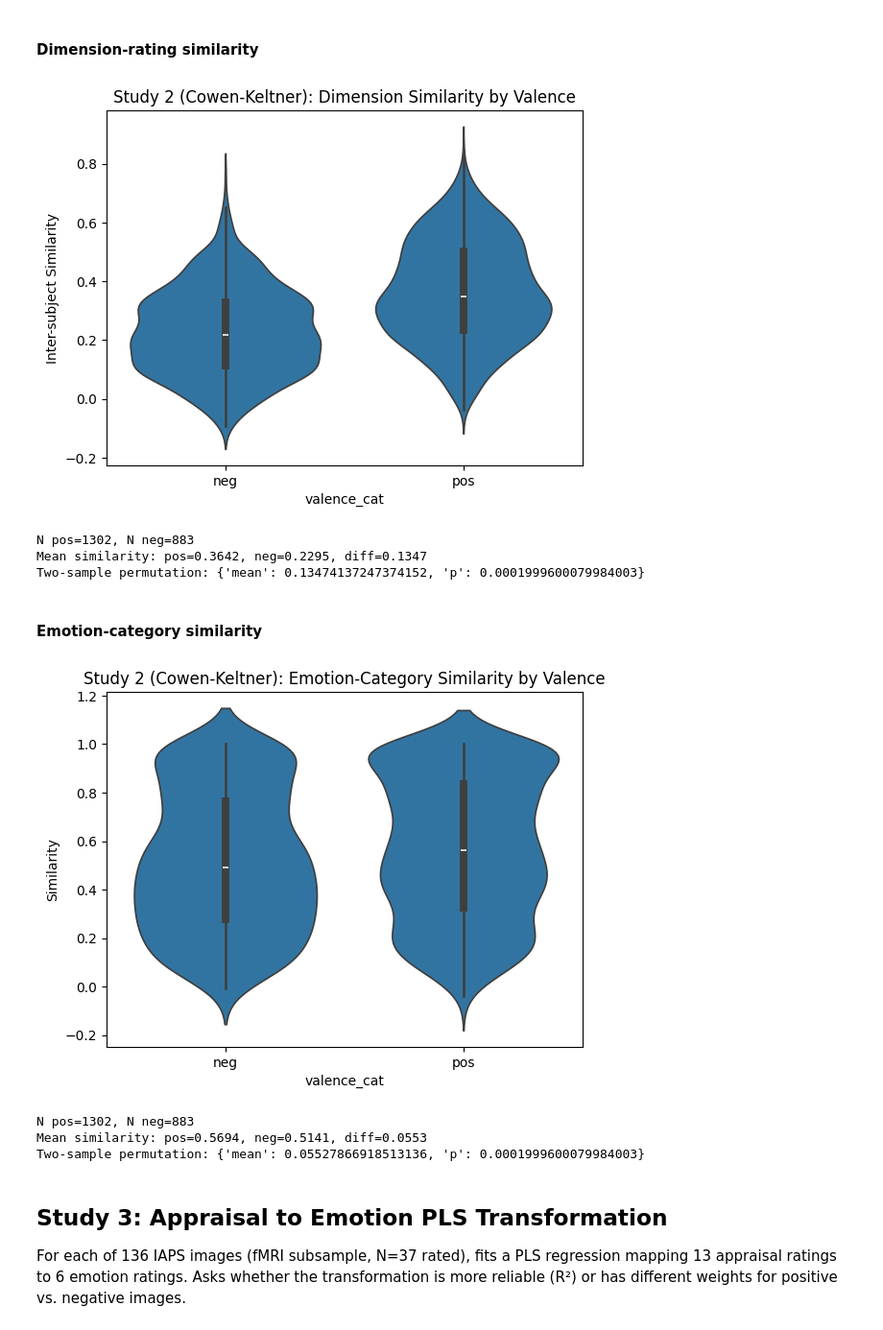
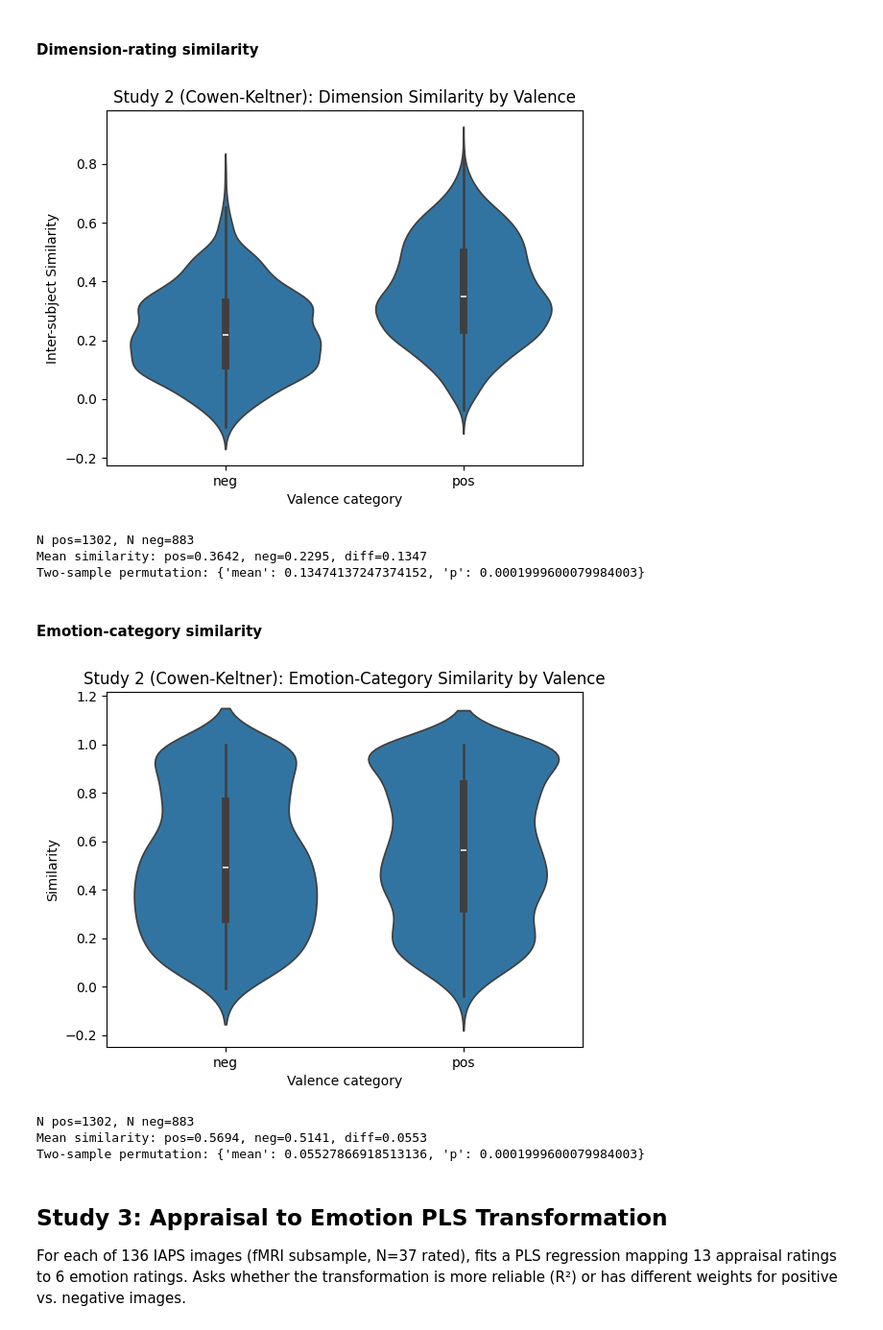
Before and after one commit to daisyburr/Emotion_Similarity, a Jupyter notebook: Analysis/Emotion_Similarity_Consolidated.ipynb, the cells around one changed output. Shown at 96% size. Saved outputs shown, nothing was run; the diff lists cells and outputs as text; code cells hidden in the pictures.

```diff
--- a/Analysis/Emotion_Similarity_Consolidated.ipynb
+++ b/Analysis/Emotion_Similarity_Consolidated.ipynb
@@ -172,27 +173,28 @@ Name: count, dtype: int64
 # %%
 dim_wide = ind_dim.pivot_table(index=["stimulus_id", "subject_id"], columns="dim_name",
                                 values="dim_intensity", aggfunc="mean", fill_value=0).reset_index()
 dim_feature_cols = [c for c in dim_wide.columns if c not in ("stimulus_id", "subject_id", "valence")]
 
 isc_dim = compute_isc_by_stimulus(dim_wide, "stimulus_id", dim_feature_cols)
 sim_dim = isc_dim.reset_index().rename(columns={"index": "stimulus_id"})
 sim_dim = sim_dim.merge(avg_dim[["stimulus_id", "valence_cat"]], on="stimulus_id", how="left")
 
 fig, ax = plt.subplots()
 sns.violinplot(x="valence_cat", y="Similarity", data=sim_dim, ax=ax)
 ax.set_ylabel("Inter-subject Similarity")
+ax.set_xlabel("Valence category")
 ax.set_title("Study 2 (Cowen-Keltner): Dimension Similarity by Valence")
 fig.savefig(os.path.join(FIGS_DIR, "CK_App__valence_barplot_correlation.png"))
 plt.show()
 
 pos = sim_dim.loc[sim_dim.valence_cat == "pos", "Similarity"]
 neg = sim_dim.loc[sim_dim.valence_cat == "neg", "Similarity"]
 perm = two_sample_permutation(pos.values, neg.values, n_permute=5000)
 print(f"N pos={len(pos)}, N neg={len(neg)}")
 print(f"Mean similarity: pos={pos.mean():.4f}, neg={neg.mean():.4f}, diff={pos.mean()-neg.mean():.4f}")
 print(f"Two-sample permutation: {perm}")
 # %% [output]
-[figure, old version]
+[figure, new version]
 N pos=1302, N neg=883
 Mean similarity: pos=0.3642, neg=0.2295, diff=0.1347
 Two-sample permutation: {'mean': 0.13474137247374152, 'p': 0.0001999600079984003}
@@ -210,6 +212,7 @@ sim_cat = sim_cat.merge(avg_dim[["stimulus_id", "valence_cat"]], on="stimulus_id
 fig, ax = plt.subplots()
 sns.violinplot(x="valence_cat", y="Similarity", data=sim_cat, ax=ax)
 ax.set_ylabel("Similarity")
+ax.set_xlabel("Valence category")
 ax.set_title("Study 2 (Cowen-Keltner): Emotion-Category Similarity by Valence")
 fig.savefig(os.path.join(FIGS_DIR, "CK_Emo__valence_barplot_correlation.png"))
 plt.show()
@@ -221,7 +224,7 @@ print(f"N pos={len(pos)}, N neg={len(neg)}")
 print(f"Mean similarity: pos={pos.mean():.4f}, neg={neg.mean():.4f}, diff={pos.mean()-neg.mean():.4f}")
 print(f"Two-sample permutation: {perm}")
 # %% [output]
-[figure, old version]
+[figure, new version]
 N pos=1302, N neg=883
 Mean similarity: pos=0.5694, neg=0.5141, diff=0.0553
 Two-sample permutation: {'mean': 0.05527866918513136, 'p': 0.0001999600079984003}
```
Also changed, not shown: parts of 2 cells of this notebook, 8 other files.
